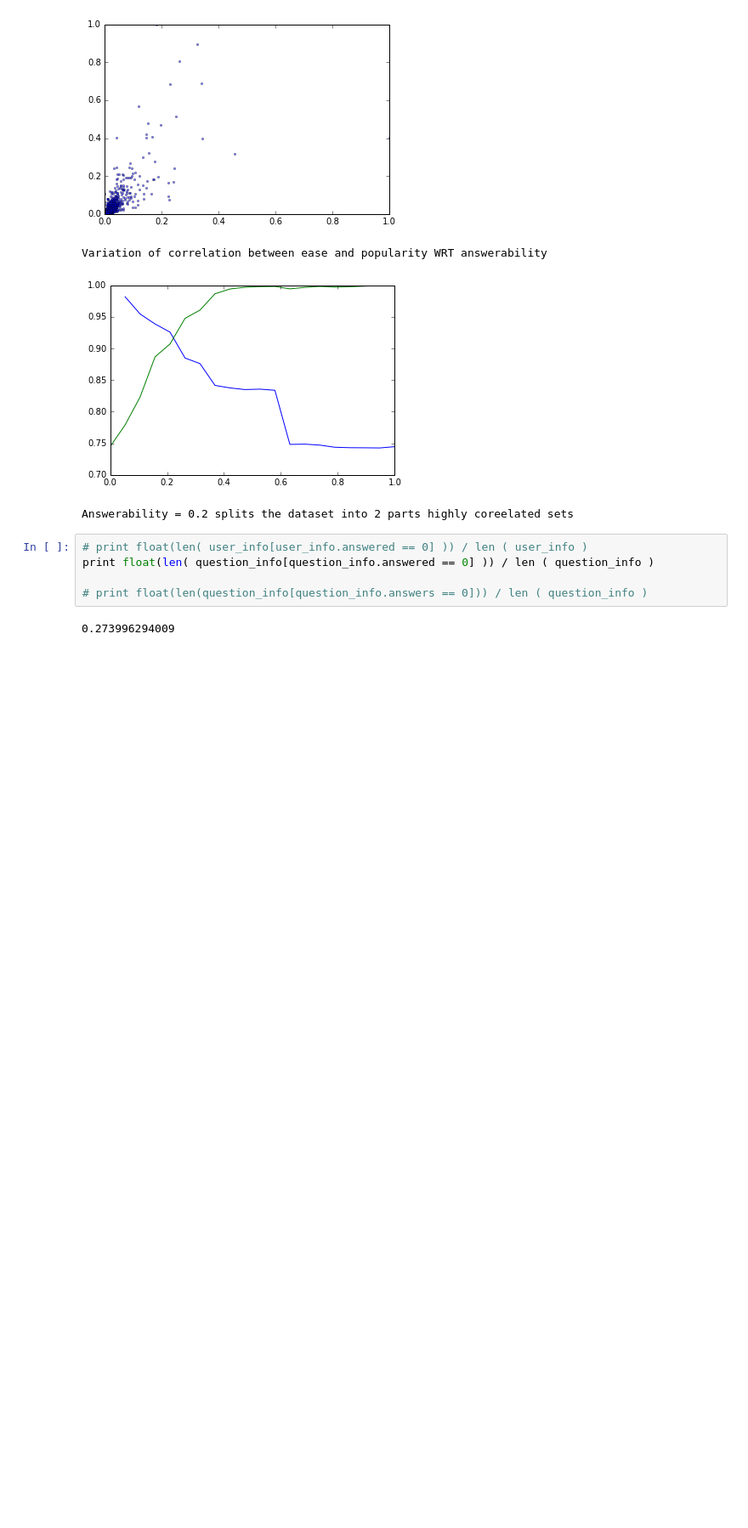
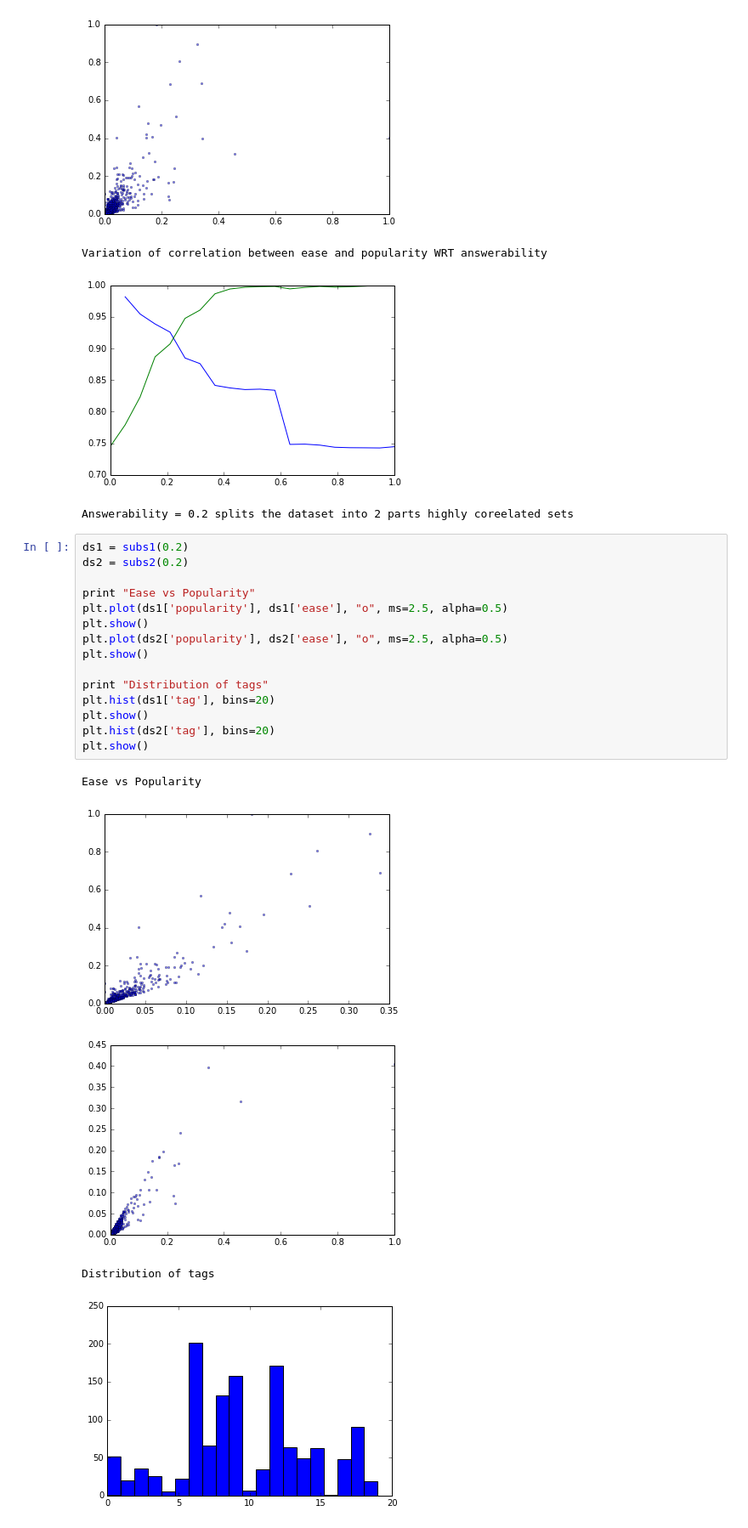
Before and after one commit to aalavandhan/bytecup, a Jupyter notebook: pre-process.ipynb, the cells around one changed output. Shown at 85% size. Saved outputs shown, nothing was run; the diff lists cells and outputs as text; blank space fills up the shorter version.

```diff
--- a/pre-process.ipynb
+++ b/pre-process.ipynb
@@ -178,10 +176,24 @@ Corelation between ease and popularity: 74.4624494725%
 Variation of correlation between ease and popularity WRT answerability
 [figure]
 Answerability = 0.2 splits the dataset into 2 parts highly coreelated sets
-# %%
-# print float(len( user_info[user_info.answered == 0] )) / len ( user_info )
-print float(len( question_info[question_info.answered == 0] )) / len ( question_info )
-
-# print float(len(question_info[question_info.answers == 0])) / len ( question_info )
-# %% [output]
-0.273996294009
+# %%
+ds1 = subs1(0.2)
+ds2 = subs2(0.2)
+
+print "Ease vs Popularity"
+plt.plot(ds1['popularity'], ds1['ease'], "o", ms=2.5, alpha=0.5)
+plt.show()
+plt.plot(ds2['popularity'], ds2['ease'], "o", ms=2.5, alpha=0.5)
+plt.show()
+
+print "Distribution of tags"
+plt.hist(ds1['tag'], bins=20)
+plt.show()
+plt.hist(ds2['tag'], bins=20)
+plt.show()
+# %% [output]
+Ease vs Popularity
+[figure, added]
+[figure, added]
+Distribution of tags
+[figure, added]
```
Also changed, not shown: parts of 4 cells of this notebook, 7 other files.
